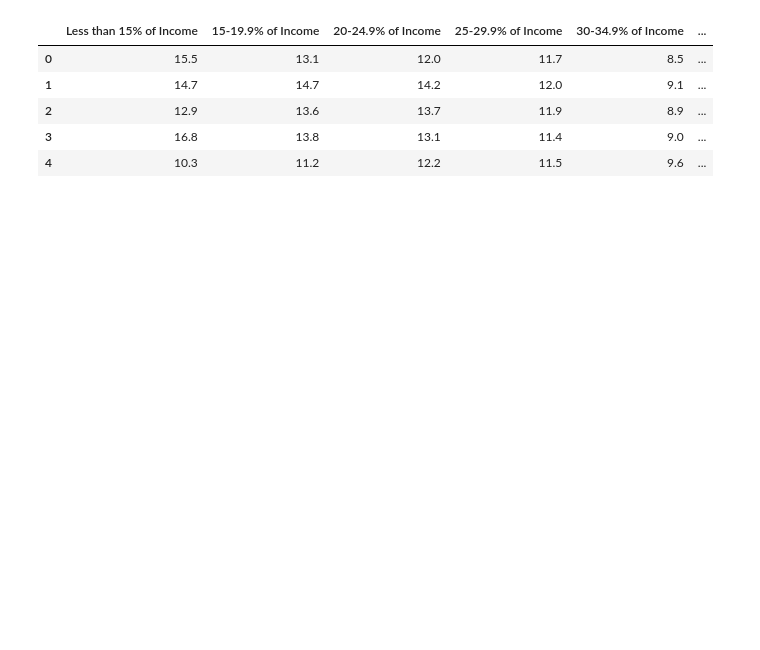
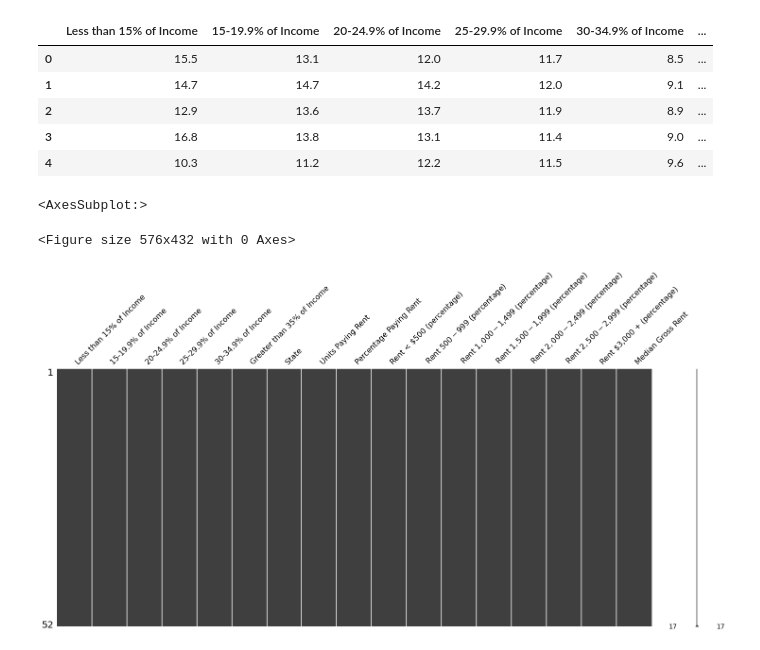
Before and after one commit to danbaker76/Rental-Data, a Jupyter notebook: Rental Data (Census).ipynb, the cells around one changed output. Cells and saved outputs as stored; diff of their text form; code cells hidden in the pictures; blank space fills up the shorter version.

```diff
--- a/Rental Data (Census).ipynb
+++ b/Rental Data (Census).ipynb
@@ -100,7 +101,7 @@ state_level_rent_fixed.head(5)
 # %%
 # Another cool thing to look at would be rent as a percentage of income.  Any areas where this is a high number could be even more valuable since that shows the housing affordability is lower in these areas
 # Variables we are pulling here are: less than 15%, 15-19.9%, 20-24.9%, 25-29.9%, 30-34.9%, 35%+
-state_level_rent_income = censusdata.download('acs5', 2019,censusdata.censusgeo([('state', '*')]), ['DP04_0137PE','DP04_0138PE','DP04_0139PE','DP04_0140PE','DP04_0141PE','DP04_0142PE'],tabletype='profile')
+state_level_rent_income = cd.download('acs5', 2019,cd.censusgeo([('state', '*')]), ['DP04_0137PE','DP04_0138PE','DP04_0139PE','DP04_0140PE','DP04_0141PE','DP04_0142PE'],tabletype='profile')
 # %%
 state_level_rent_income.reset_index(inplace=True)
 # %%
@@ -125,3 +126,11 @@ state_level_full.head(5)
 | 2 | 12.9 | 13.6 | 13.7 | 11.9 | 8.9 | ... |
 | 3 | 16.8 | 13.8 | 13.1 | 11.4 | 9.0 | ... |
 | 4 | 10.3 | 11.2 | 12.2 | 11.5 | 9.6 | ... |
+# %%
+# Checking here to see if there are any missing values
+plt.figure(figsize=[8,6])
+msno.matrix(state_level_full)
+# %% [output]
+<AxesSubplot:>
+<Figure size 576x432 with 0 Axes>
+[figure, added]
```
Also changed, not shown: parts of 16 cells of this notebook.
